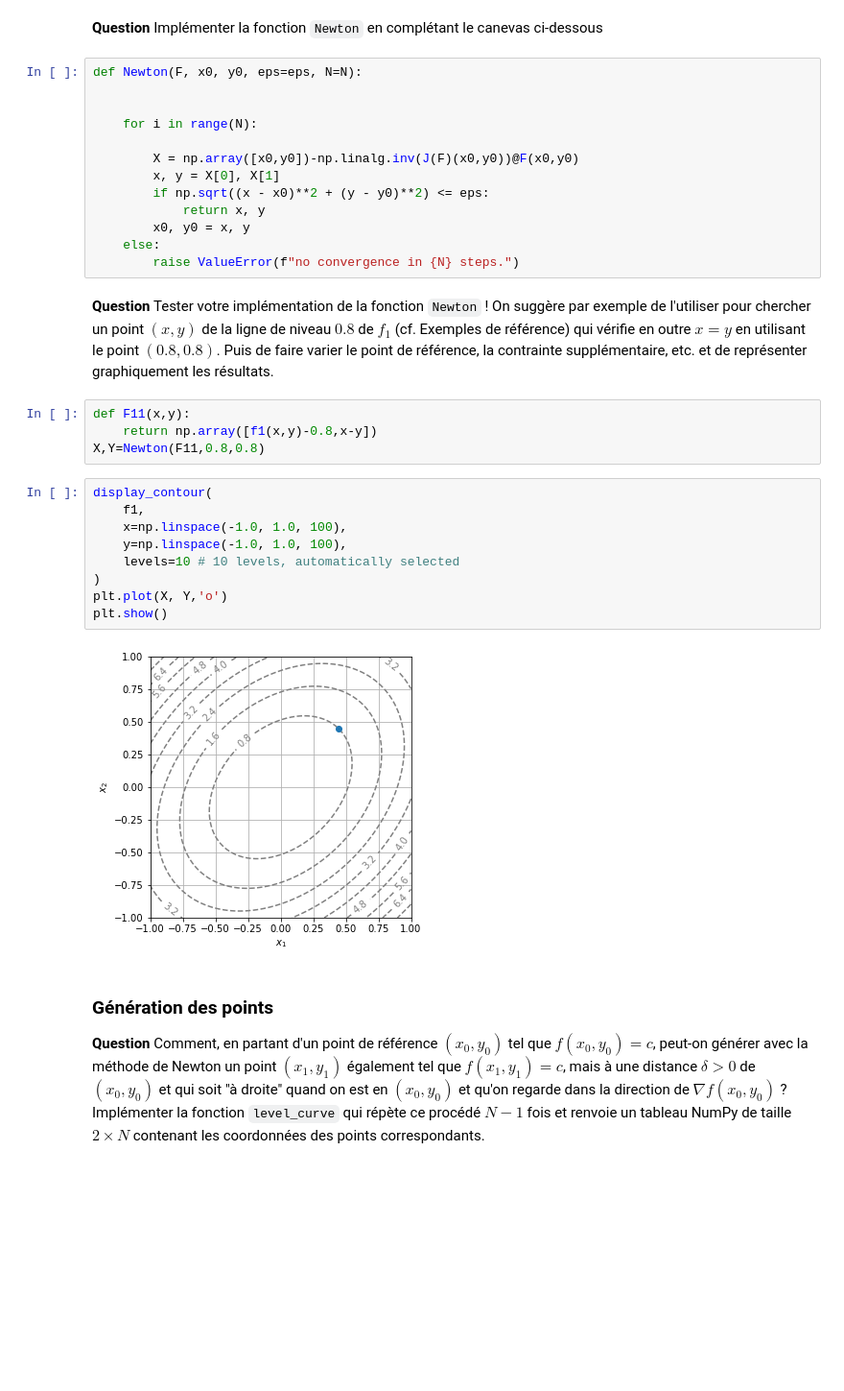
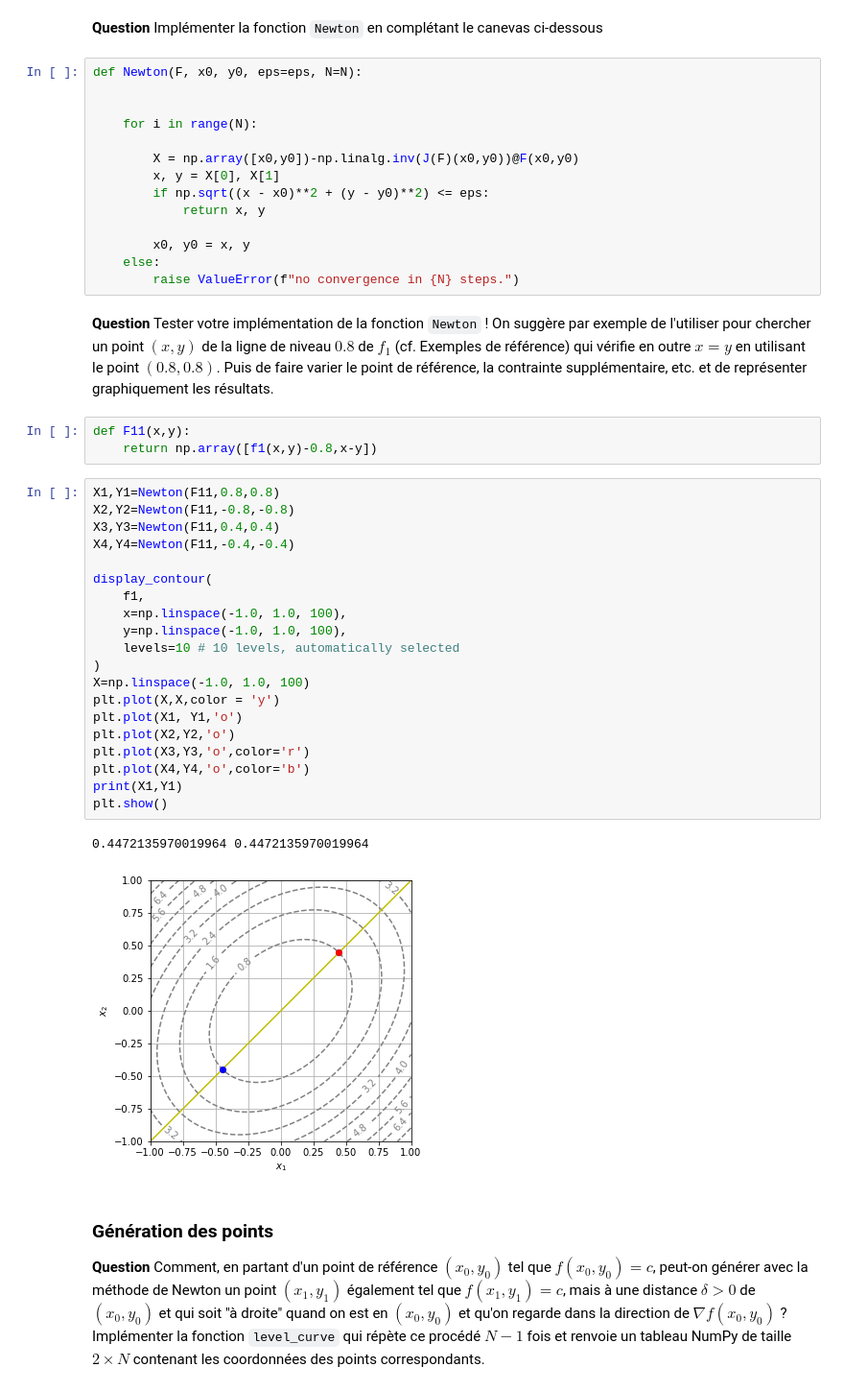
Before and after one commit to Joris-Landais/Projet-numerique-Alexia-Joris, a Jupyter notebook: Projet numérique - Calcul différentiel.ipynb, the cells around one changed output. Shown: that part at 96% size. Drawn from its saved outputs; the diff is of its cells as text; blank space fills up the shorter version.

```diff
--- a/Projet numérique - Calcul différentiel.ipynb
+++ b/Projet numérique - Calcul différentiel.ipynb
@@ -185,6 +185,7 @@ def Newton(F, x0, y0, eps=eps, N=N):
         x, y = X[0], X[1]
         if np.sqrt((x - x0)**2 + (y - y0)**2) <= eps:
             return x, y
+
         x0, y0 = x, y
     else:
         raise ValueError(f"no convergence in {N} steps.")
@@ -193,18 +194,29 @@ def Newton(F, x0, y0, eps=eps, N=N):
 # %%
 def F11(x,y):
     return np.array([f1(x,y)-0.8,x-y])
-X,Y=Newton(F11,0.8,0.8)
-# %%
-display_contour(
-    f1,
-    x=np.linspace(-1.0, 1.0, 100),
-    y=np.linspace(-1.0, 1.0, 100),
-    levels=10 # 10 levels, automatically selected
-)
-plt.plot(X, Y,'o')
-plt.show()
-# %% [output]
-[figure, removed]
+# %%
+X1,Y1=Newton(F11,0.8,0.8)
+X2,Y2=Newton(F11,-0.8,-0.8)
+X3,Y3=Newton(F11,0.4,0.4)
+X4,Y4=Newton(F11,-0.4,-0.4)
+
+display_contour(
+    f1,
+    x=np.linspace(-1.0, 1.0, 100),
+    y=np.linspace(-1.0, 1.0, 100),
+    levels=10 # 10 levels, automatically selected
+)
+X=np.linspace(-1.0, 1.0, 100)
+plt.plot(X,X,color = 'y')
+plt.plot(X1, Y1,'o')
+plt.plot(X2,Y2,'o')
+plt.plot(X3,Y3,'o',color='r')
+plt.plot(X4,Y4,'o',color='b')
+print(X1,Y1)
+plt.show()
+# %% [output]
+0.4472135970019964 0.4472135970019964
+[figure, added]
 # %% [markdown]
 ### Génération des points
 
```
Also changed, not shown: parts of 4 cells of this notebook.
